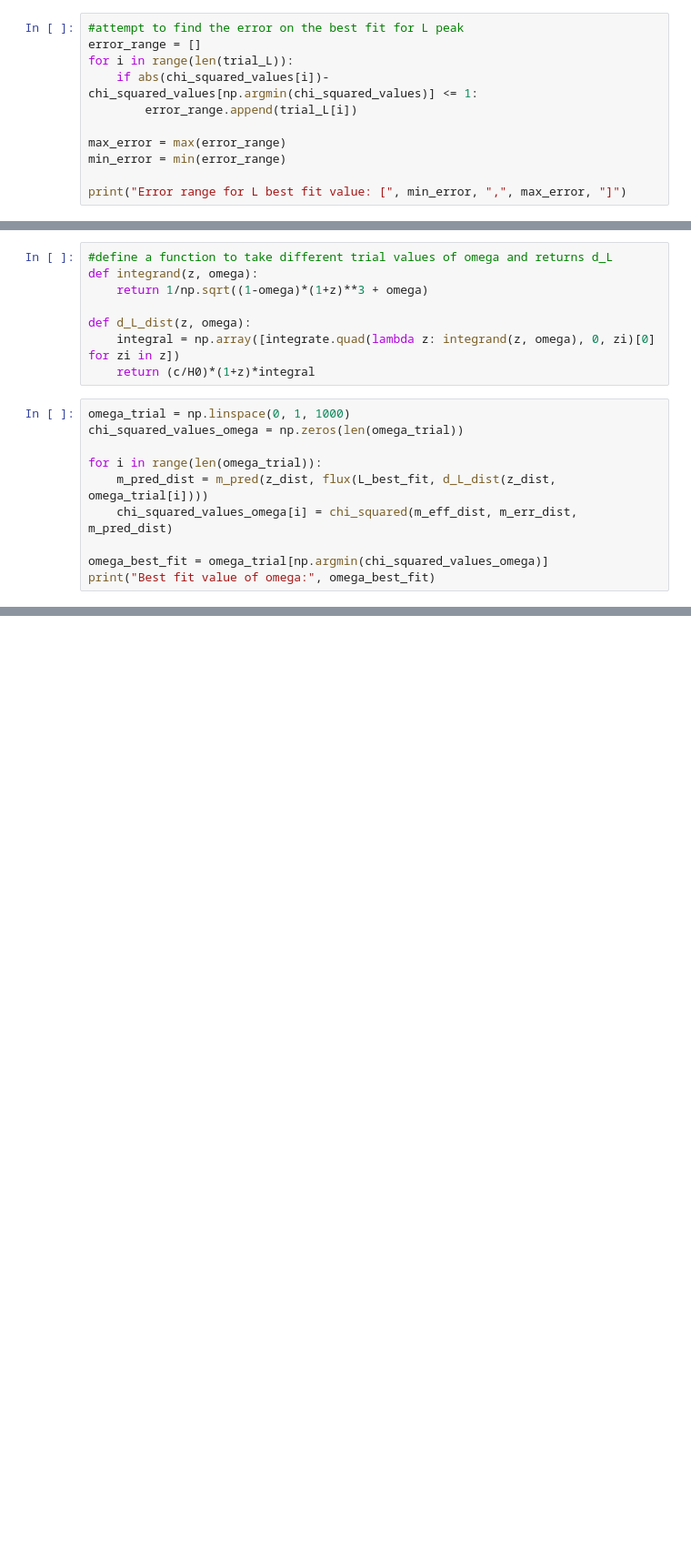
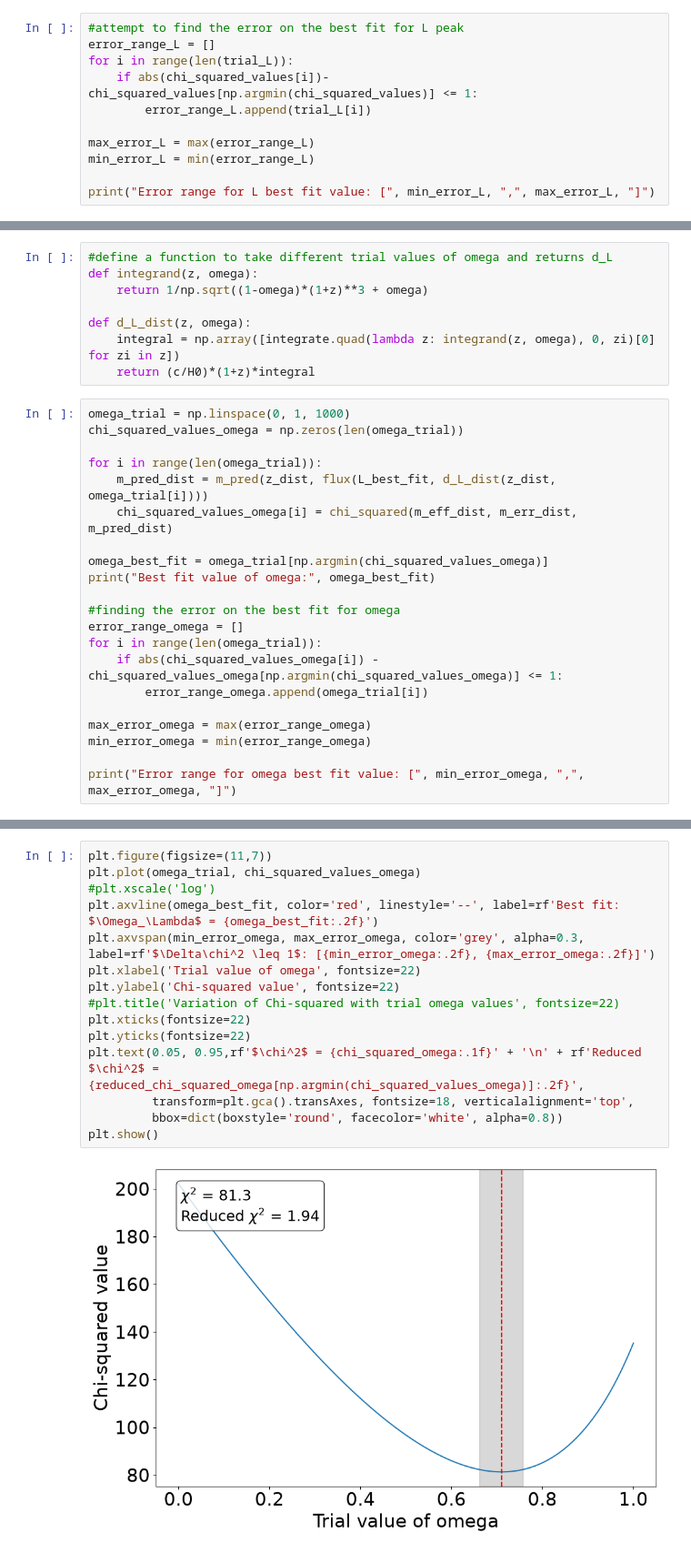
Before and after one commit to caitlin286/Supernova-Cosmology-Computing-Project, a Jupyter notebook: milestone.ipynb, the cells around one changed output, grey strips where cells are left out. Shown at 91% size. Saved outputs shown, nothing was run; the diff lists cells and outputs as text; blank space fills up the shorter version.

```diff
--- a/milestone.ipynb
+++ b/milestone.ipynb
@@ -100,12 +102,12 @@ Reduced chi-squared value: 1.3389183668309033
 # %%
 #attempt to find the error on the best fit for L peak
-error_range = []
+error_range_L = []
 for i in range(len(trial_L)):
     if abs(chi_squared_values[i])-chi_squared_values[np.argmin(chi_squared_values)] <= 1:
-        error_range.append(trial_L[i])
+        error_range_L.append(trial_L[i])
 
-max_error = max(error_range)
-min_error = min(error_range)
+max_error_L = max(error_range_L)
+min_error_L = min(error_range_L)
 
-print("Error range for L best fit value: [", min_error, ",", max_error, "]")
+print("Error range for L best fit value: [", min_error_L, ",", max_error_L, "]")
 # %% [output]
@@ -128,5 +130,16 @@ for i in range(len(omega_trial)):
 
 omega_best_fit = omega_trial[np.argmin(chi_squared_values_omega)]
 print("Best fit value of omega:", omega_best_fit)
+
+#finding the error on the best fit for omega
+error_range_omega = []
+for i in range(len(omega_trial)):
+    if abs(chi_squared_values_omega[i]) - chi_squared_values_omega[np.argmin(chi_squared_values_omega)] <= 1:
+        error_range_omega.append(omega_trial[i])
+
+max_error_omega = max(error_range_omega)
+min_error_omega = min(error_range_omega)
+
+print("Error range for omega best fit value: [", min_error_omega, ",", max_error_omega, "]")
 # %% [output]
 Best fit value of omega: 0.7107107107107107
@@ -156,0 +170,17 @@ plt.show()
+# %%
+plt.figure(figsize=(11,7))
+plt.plot(omega_trial, chi_squared_values_omega)
+#plt.xscale('log')
+plt.axvline(omega_best_fit, color='red', linestyle='--', label=rf'Best fit: $\Omega_\Lambda$ = {omega_best_fit:.2f}')
+plt.axvspan(min_error_omega, max_error_omega, color='grey', alpha=0.3, label=rf'$\Delta\chi^2 \leq 1$: [{min_error_omega:.2f}, {max_error_omega:.2f}]')
+plt.xlabel('Trial value of omega', fontsize=22)
+plt.ylabel('Chi-squared value', fontsize=22)
+#plt.title('Variation of Chi-squared with trial omega values', fontsize=22)
+plt.xticks(fontsize=22)
+plt.yticks(fontsize=22)
+plt.text(0.05, 0.95,rf'$\chi^2$ = {chi_squared_omega:.1f}' + '\n' + rf'Reduced $\chi^2$ = {reduced_chi_squared_omega[np.argmin(chi_squared_values_omega)]:.2f}',
+         transform=plt.gca().transAxes, fontsize=18, verticalalignment='top',
+         bbox=dict(boxstyle='round', facecolor='white', alpha=0.8))
+plt.show()
+# %% [output]
+[figure, added]
```
Also changed, not shown: parts of 10 cells of this notebook.
